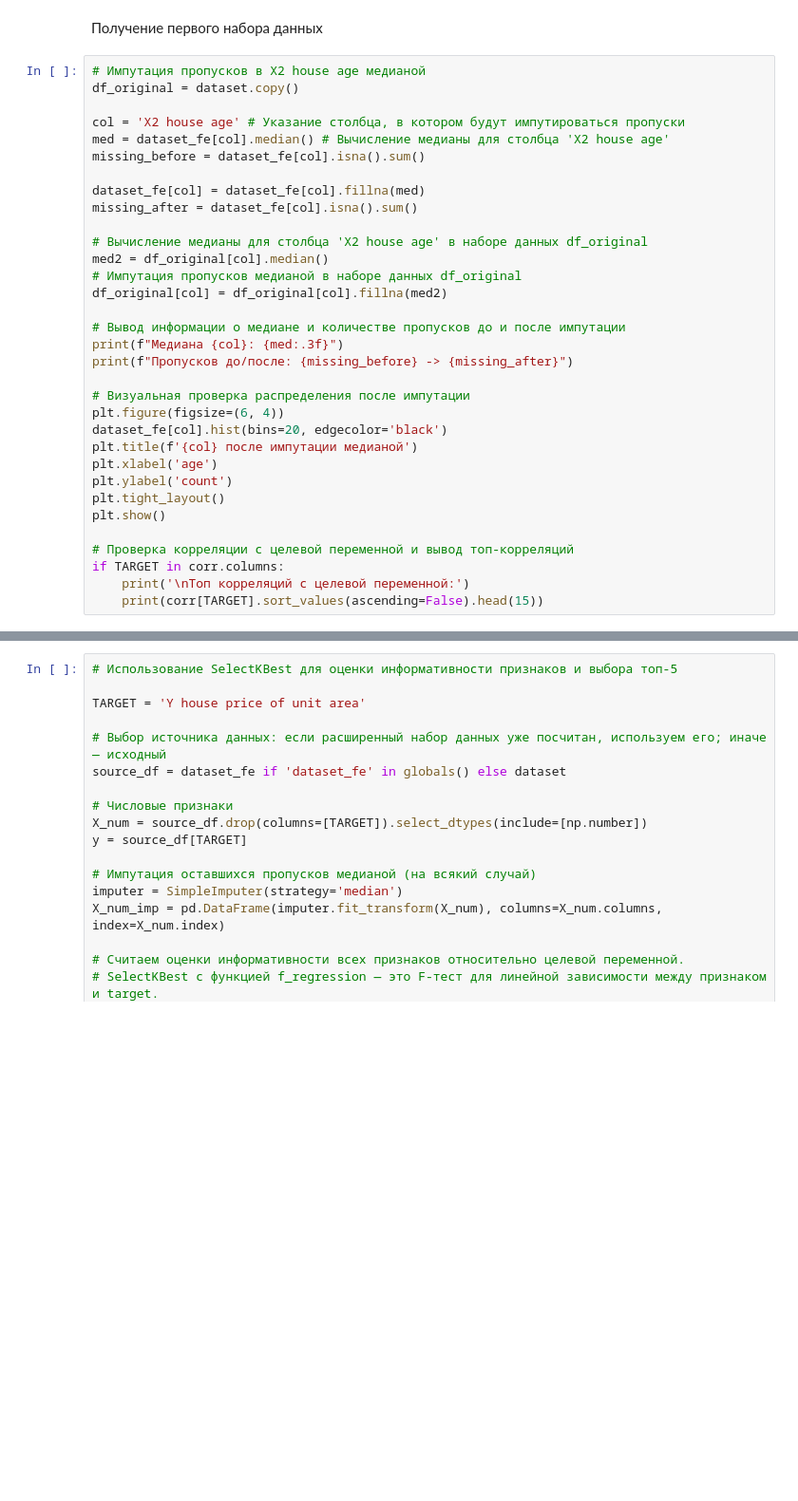
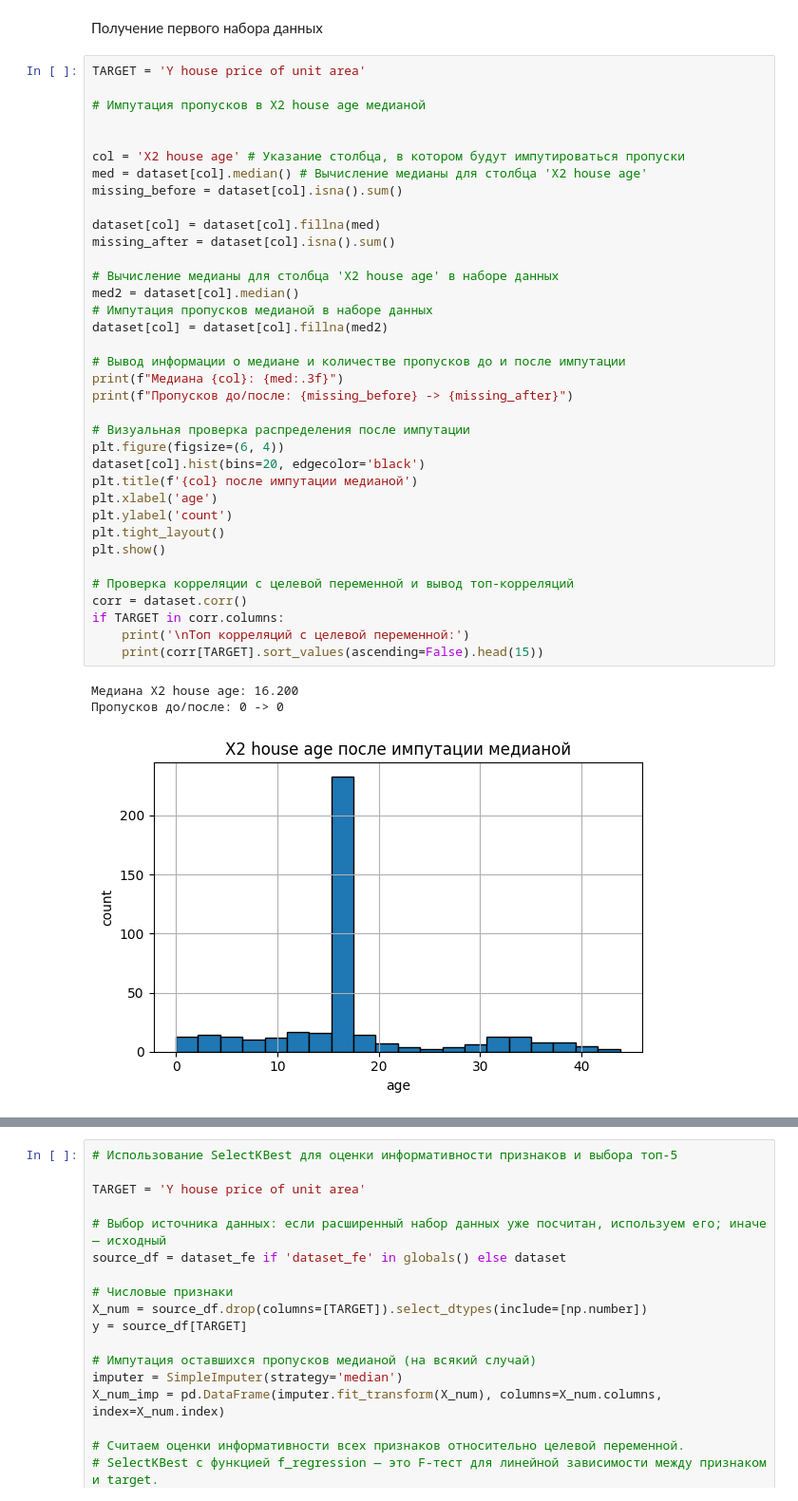
Before and after one commit to Ddkaba/IAD_Lab_1, a Jupyter notebook: IAD_Lab1.ipynb, the cells around one changed output, grey strips where cells are left out. Shown: that part at 95% size. Drawn from its saved outputs; the diff is of its cells as text; blank space fills up the shorter version.

```diff
--- a/IAD_Lab1.ipynb
+++ b/IAD_Lab1.ipynb
@@ -180,35 +181,42 @@ if 'Y house price of unit area' in dataset.columns:
 # %% [markdown]
 Получение первого набора данных
 # %%
+TARGET = 'Y house price of unit area'
+
 # Импутация пропусков в X2 house age медианой
-df_original = dataset.copy()
+
 
 col = 'X2 house age' # Указание столбца, в котором будут импутироваться пропуски
-med = dataset_fe[col].median() # Вычисление медианы для столбца 'X2 house age'
-missing_before = dataset_fe[col].isna().sum()
+med = dataset[col].median() # Вычисление медианы для столбца 'X2 house age'
+missing_before = dataset[col].isna().sum()
 
-dataset_fe[col] = dataset_fe[col].fillna(med)
-missing_after = dataset_fe[col].isna().sum()
+dataset[col] = dataset[col].fillna(med)
+missing_after = dataset[col].isna().sum()
 
-# Вычисление медианы для столбца 'X2 house age' в наборе данных df_original
-med2 = df_original[col].median()
-# Импутация пропусков медианой в наборе данных df_original
-df_original[col] = df_original[col].fillna(med2)
+# Вычисление медианы для столбца 'X2 house age' в наборе данных
+med2 = dataset[col].median()
+# Импутация пропусков медианой в наборе данных
+dataset[col] = dataset[col].fillna(med2)
 
 # Вывод информации о медиане и количестве пропусков до и после импутации
 print(f"Медиана {col}: {med:.3f}")
 print(f"Пропусков до/после: {missing_before} -> {missing_after}")
 
 # Визуальная проверка распределения после импутации
 plt.figure(figsize=(6, 4))
-dataset_fe[col].hist(bins=20, edgecolor='black')
+dataset[col].hist(bins=20, edgecolor='black')
 plt.title(f'{col} после импутации медианой')
 plt.xlabel('age')
 plt.ylabel('count')
 plt.tight_layout()
 plt.show()
 
 # Проверка корреляции с целевой переменной и вывод топ-корреляций
+corr = dataset.corr()
 if TARGET in corr.columns:
     print('\nТоп корреляций с целевой переменной:')
     print(corr[TARGET].sort_values(ascending=False).head(15))
+# %% [output]
+Медиана X2 house age: 16.200
+Пропусков до/после: 0 -> 0
+[figure, added]
```
Also changed, not shown: parts of 7 cells of this notebook.
